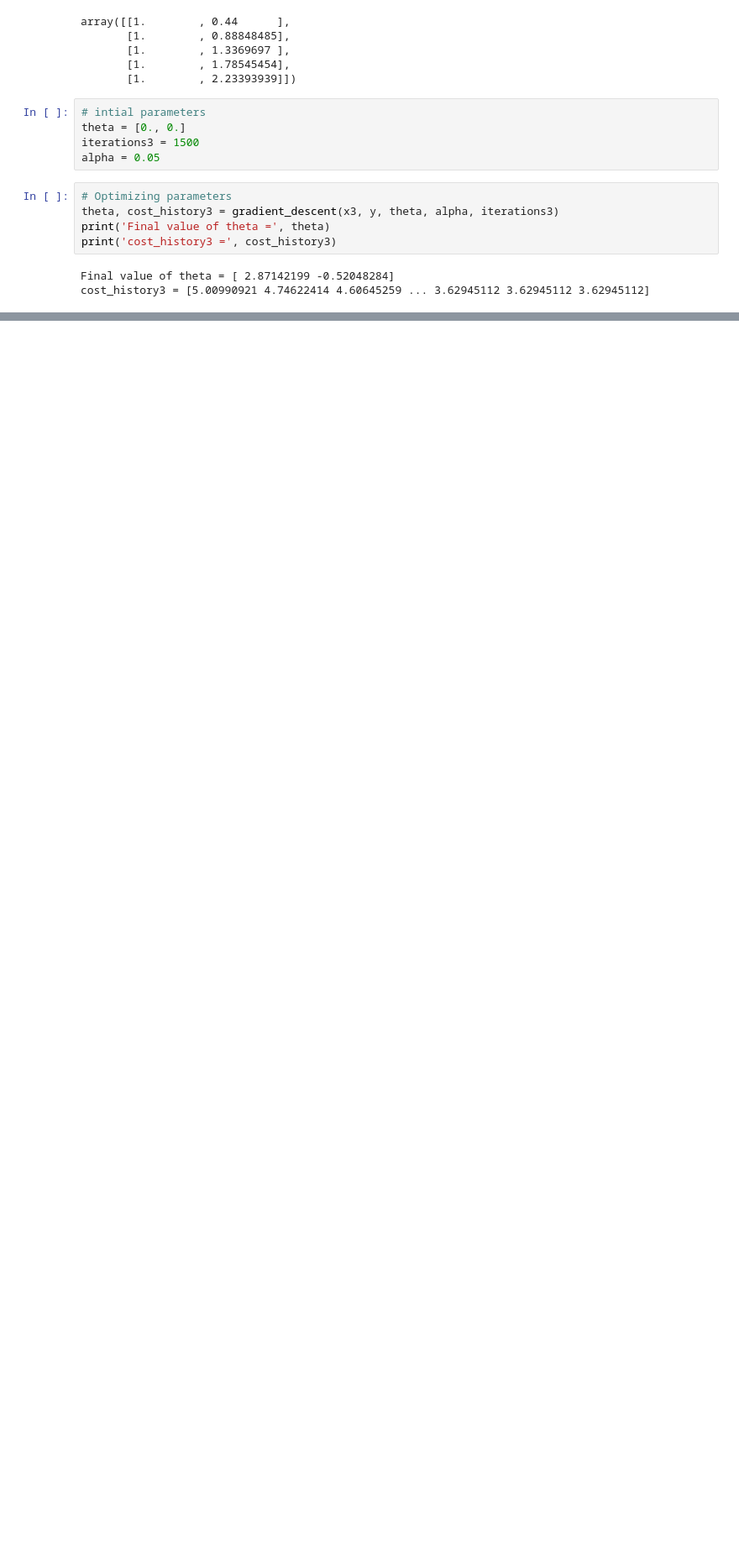
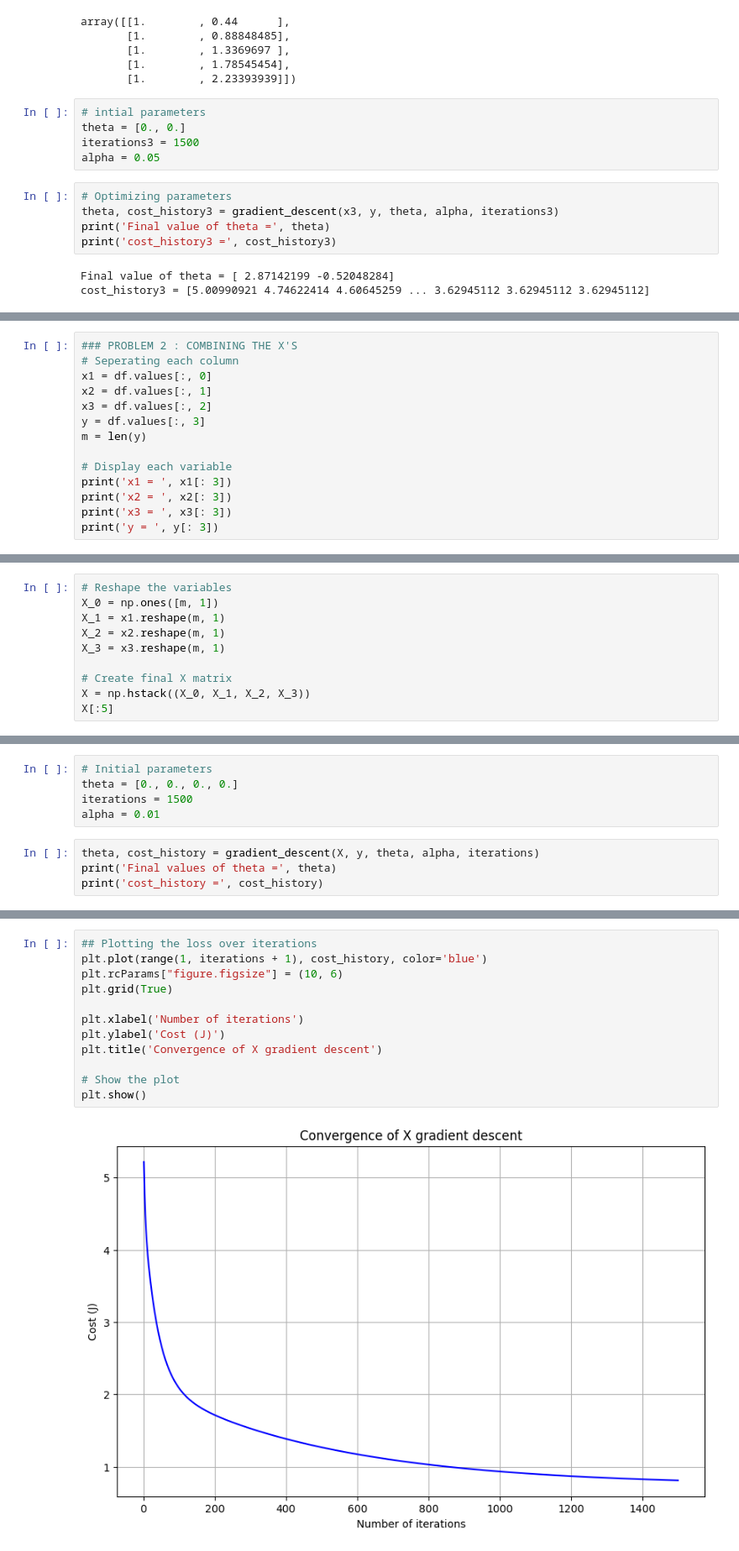
Before and after one commit to mburkey3/Intro_to_ML, a Jupyter notebook: MB_Assignment1.ipynb, the cells around one changed output, grey strips where cells are left out. Shown: that part at 84% size. Drawn from its saved outputs; the diff is of its cells as text; blank space fills up the shorter version.

```diff
--- a/MB_Assignment1.ipynb
+++ b/MB_Assignment1.ipynb
@@ -312,3 +312,17 @@ plt.title('Convergence of x3 gradient descent')
 plt.show()
 # %% [output]
 [figure]
+# %%
+### PROBLEM 2 : COMBINING THE X'S
+# Seperating each column
+x1 = df.values[:, 0]
+x2 = df.values[:, 1]
+x3 = df.values[:, 2]
+y = df.values[:, 3]
+m = len(y)
+
+# Display each variable
+print('x1 = ', x1[: 3])
+print('x2 = ', x2[: 3])
+print('x3 = ', x3[: 3])
+print('y = ', y[: 3])
@@ -314,0 +334,10 @@ plt.show()
+# %%
+# Reshape the variables
+X_0 = np.ones([m, 1])
+X_1 = x1.reshape(m, 1)
+X_2 = x2.reshape(m, 1)
+X_3 = x3.reshape(m, 1)
+
+# Create final X matrix
+X = np.hstack((X_0, X_1, X_2, X_3))
+X[:5]
@@ -314,0 +361,9 @@ plt.show()
+# %%
+# Initial parameters
+theta = [0., 0., 0., 0.]
+iterations = 1500
+alpha = 0.01
+# %%
+theta, cost_history = gradient_descent(X, y, theta, alpha, iterations)
+print('Final values of theta =', theta)
+print('cost_history =', cost_history)
@@ -314,0 +373,14 @@ plt.show()
+# %%
+## Plotting the loss over iterations
+plt.plot(range(1, iterations + 1), cost_history, color='blue')
+plt.rcParams["figure.figsize"] = (10, 6)
+plt.grid(True)
+
+plt.xlabel('Number of iterations')
+plt.ylabel('Cost (J)')
+plt.title('Convergence of X gradient descent')
+
+# Show the plot
+plt.show()
+# %% [output]
+[figure, added]
```
Also changed, not shown: parts of 7 cells of this notebook.
